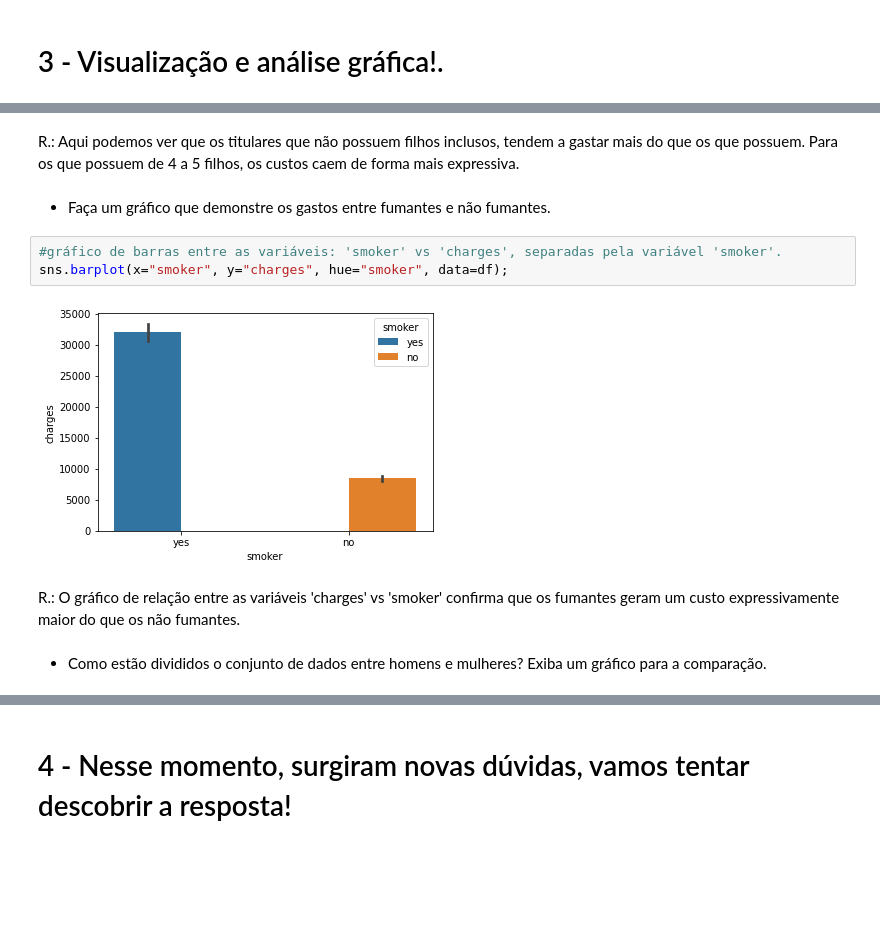
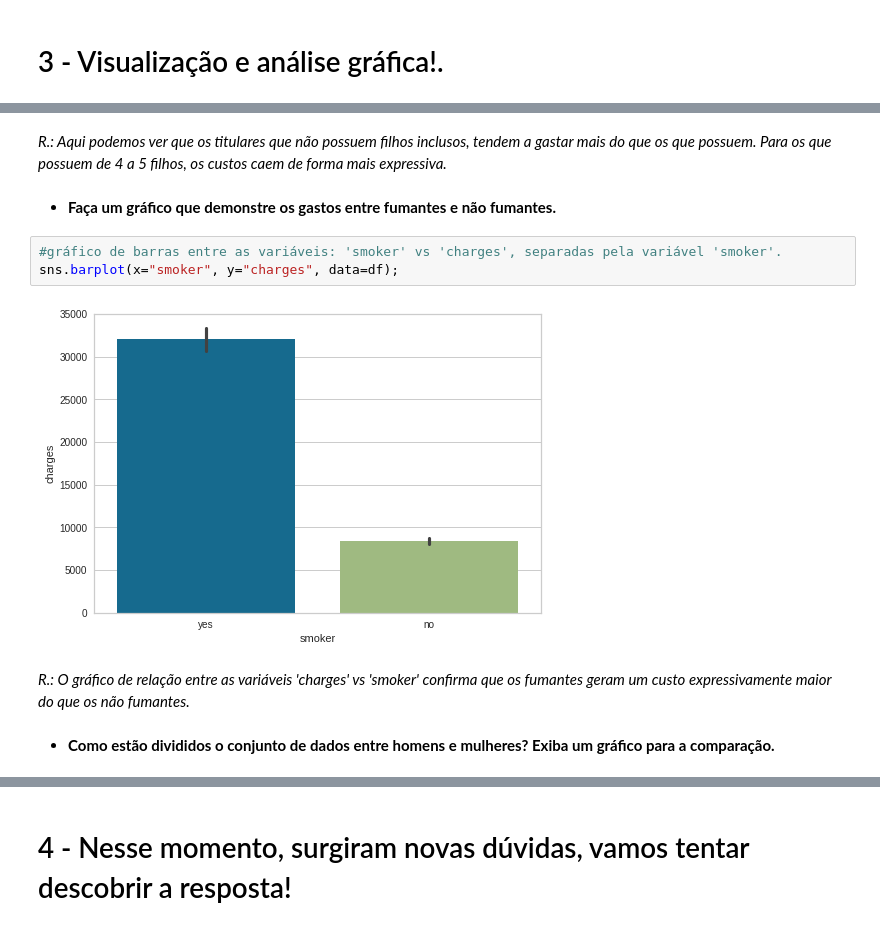
Before and after one commit to Jcnok/curso_Flai, a Jupyter notebook: Medical_Cost_Personal.ipynb, the cells around one changed output, grey strips where cells are left out. Cells and saved outputs as stored; diff of their text form; blank space fills up the shorter version.

```diff
--- a/Medical_Cost_Personal.ipynb
+++ b/Medical_Cost_Personal.ipynb
@@ -234,16 +195,16 @@ sns.relplot(x="children", y="charges", data=df);
 # %% [markdown]
-R.: Aqui podemos ver que os titulares que não possuem filhos inclusos, tendem a gastar mais do que os que possuem. Para os que possuem de 4 a 5 filhos, os custos caem de forma mais expressiva.
+*R.: Aqui podemos ver que os titulares que não possuem filhos inclusos, tendem a gastar mais do que os que possuem. Para os que possuem de 4 a 5 filhos, os custos caem de forma mais expressiva.*
 # %% [markdown]
-* Faça um gráfico que demonstre os gastos entre fumantes e não fumantes.
+* **Faça um gráfico que demonstre os gastos entre fumantes e não fumantes.**
 # %%
 #gráfico de barras entre as variáveis: 'smoker' vs 'charges', separadas pela variável 'smoker'.
-sns.barplot(x="smoker", y="charges", hue="smoker", data=df);
+sns.barplot(x="smoker", y="charges", data=df);
 # %% [output]
-[figure, old version]
+[figure, new version]
 # %% [markdown]
-R.: O gráfico de relação entre as variáveis 'charges' vs 'smoker' confirma que os fumantes geram um custo expressivamente maior do que os não fumantes.
+*R.: O gráfico de relação entre as variáveis 'charges' vs 'smoker' confirma que os fumantes geram um custo expressivamente maior do que os não fumantes.*
 # %% [markdown]
-* Como estão divididos o conjunto de dados entre homens e mulheres? Exiba um gráfico para a comparação.
+* **Como estão divididos o conjunto de dados entre homens e mulheres? Exiba um gráfico para a comparação.**
 # %%
 #Gráfica de barras da variável 'sex'.
 sns.catplot(x="sex", kind="count", palette="Set2", data=df);
```
Also changed, not shown: parts of 107 cells of this notebook.
